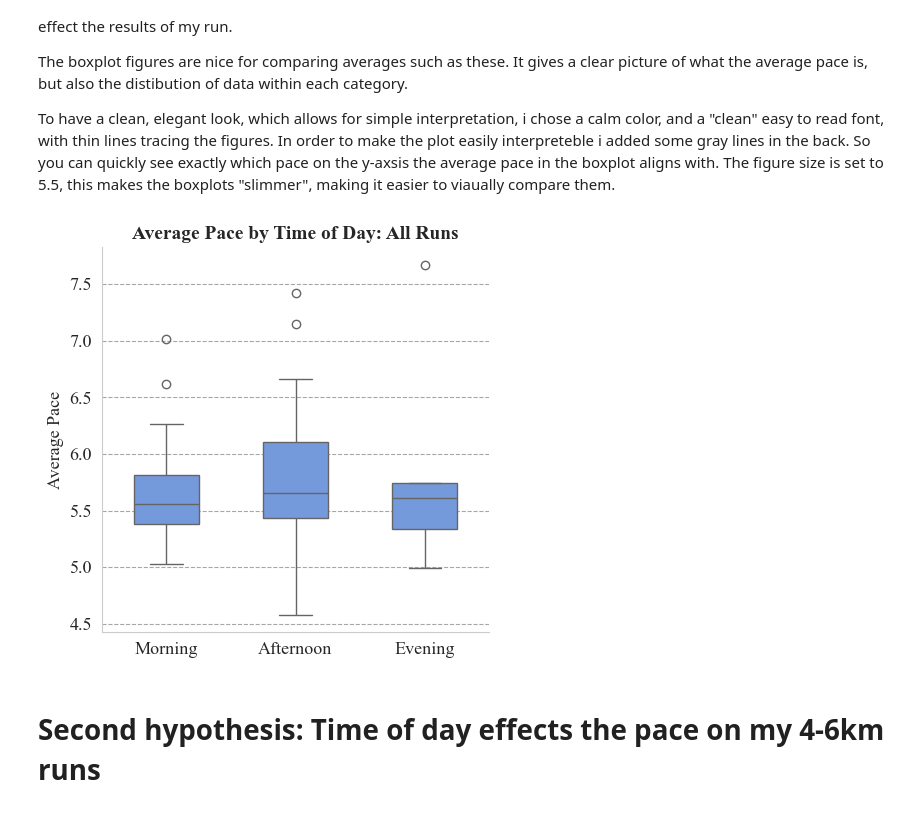
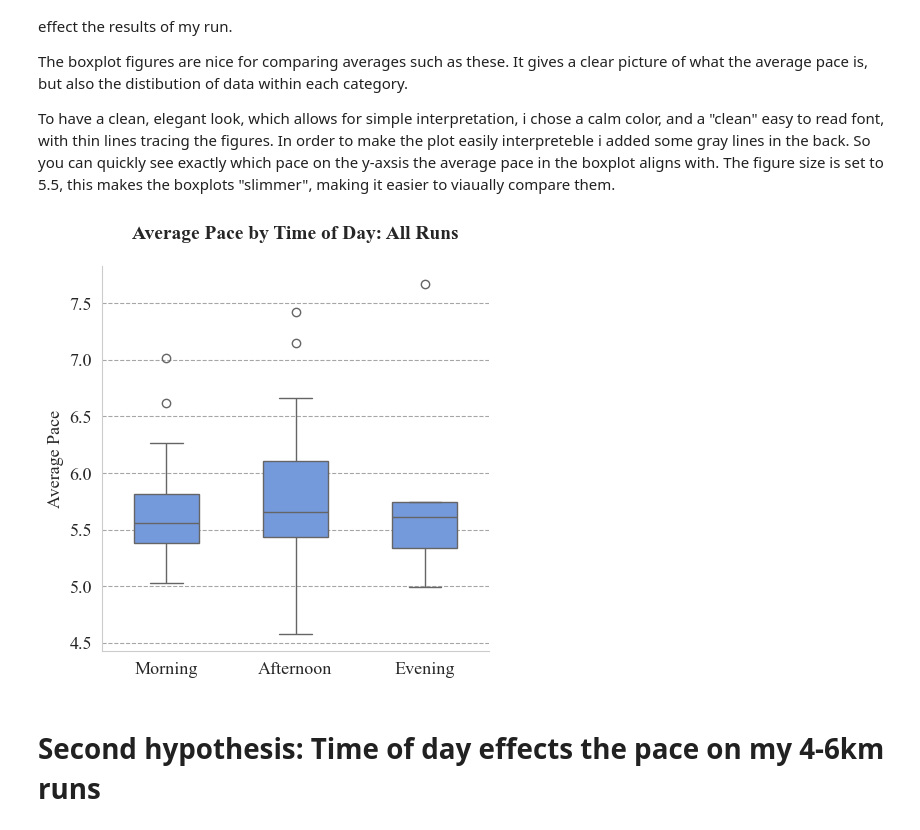
Before and after one commit to Kristine-jo/ExamPSY3035, a Jupyter notebook: Script/stravadata.ipynb, the cells around one changed output. Saved outputs shown, nothing was run; the diff lists cells and outputs as text; code cells hidden in the pictures.

```diff
--- a/Script/stravadata.ipynb
+++ b/Script/stravadata.ipynb
@@ -199,27 +201,27 @@ To have a clean, elegant look, which allows for simple interpretation, i chose a
 # %%
 #boxplot for all runs
 plt.figure(figsize=(5, 5))
 plt.grid(axis='y', linestyle="--", alpha=0.7, color="gray") #adds grey lines to the plot
 sns.boxplot(
     x=df["time_of_day"],
     y=df_runs["average_pace"],
     color="cornflowerblue",
     width=0.5,  # adjust box width
     linewidth=1.0  # adjust contoring lines
 )
 plt.xlabel("") #didn't want a lable for x axis
 plt.ylabel("Average Pace", fontsize=13, fontname="Times New Roman")
-plt.title("Average Pace by Time of Day: All Runs", fontsize=14, fontname="Times New Roman", fontweight="bold")
+plt.title("Average Pace by Time of Day: All Runs", fontsize=14, fontname="Times New Roman", fontweight="bold", pad=20) #pad adds distance between figure and title
 
 plt.xticks(fontsize=13, fontname="Times New Roman")
 plt.yticks(fontsize=13, fontname="Times New Roman")
 
 sns.despine()  # Removes top and right borders for a cleaner look
 plt.show()
 
 #boxplot for evning does not have a upper whisker, this is because of seaborns settnings.
 # %% [output]
-[figure, old version]
+[figure, new version]
 # %% [markdown]
 # Second hypothesis: Time of day effects the pace on my 4-6km runs
 # %% [markdown]
```
Also changed, not shown: parts of 7 cells of this notebook.
